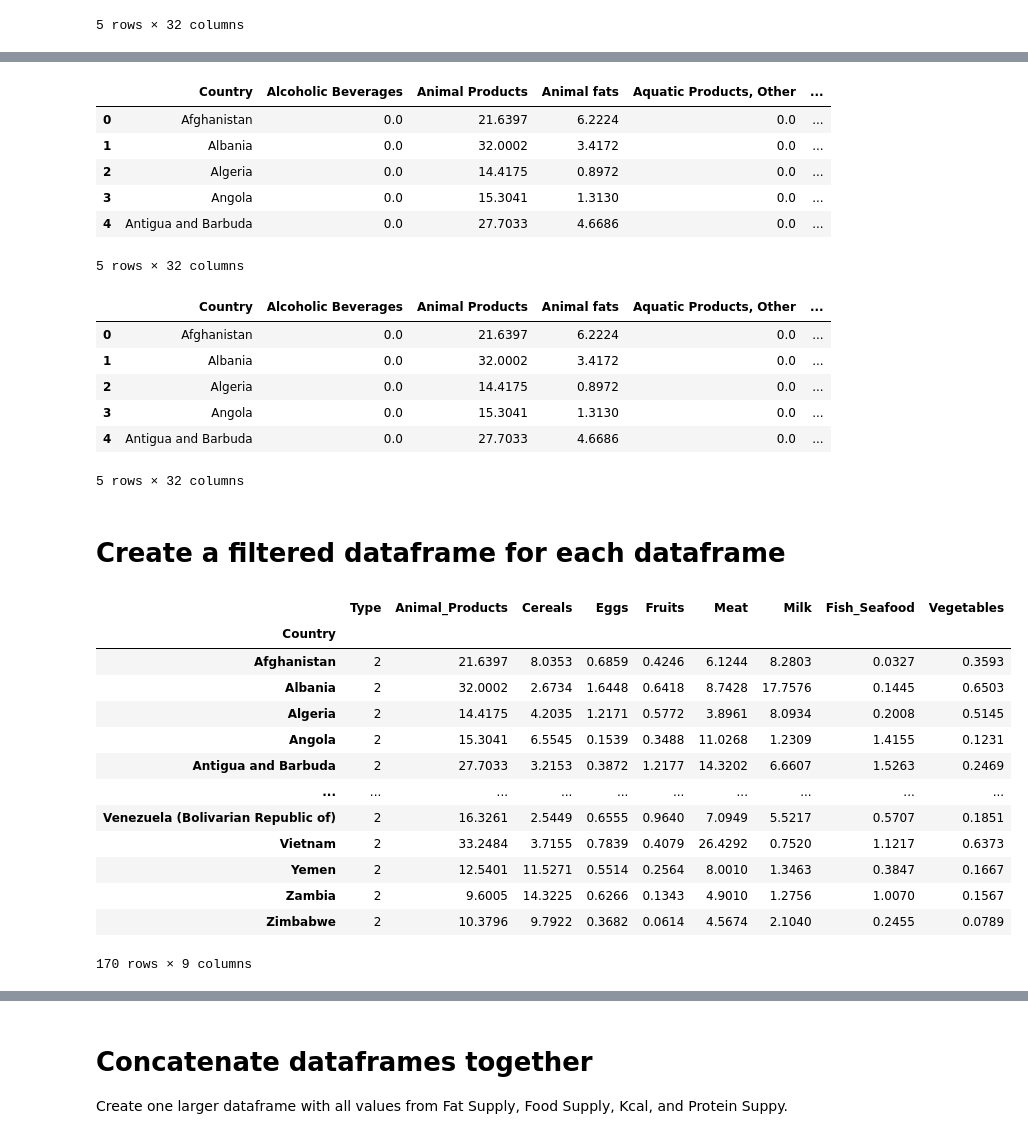
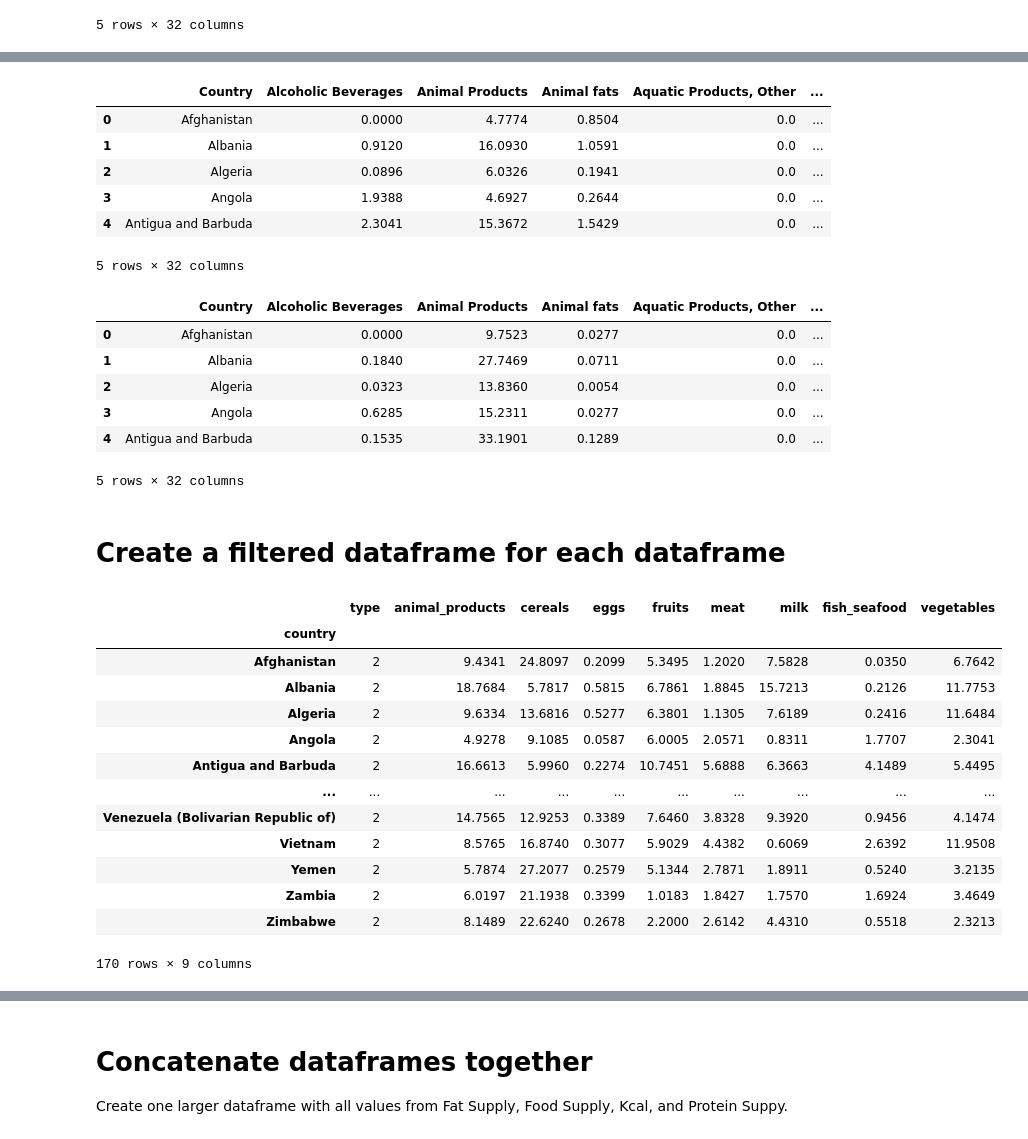
Before and after one commit to Danacw/ETL-Project, a Jupyter notebook: Covid_19_Diet.ipynb, the cells around one changed output, grey strips where cells are left out. Drawn from its saved outputs; the diff is of its cells as text; code cells hidden in the pictures.

```diff
--- a/Covid_19_Diet.ipynb
+++ b/Covid_19_Diet.ipynb
@@ -17,7 +17,7 @@ Fat_Supply_Quantity_df.head()
 | 4 | Antigua and Barbuda | 0.0 | 27.7033 | 4.6686 | 0.0 | ... |
 5 rows × 32 columns
 # %%
-Food_Supply_Quantity = "Resources/Food_Supply_Quantity_Data.csv"
-Food_Supply_Quantity_df = pd.read_csv(Fat_Supply_Quantity)
+Food_Supply_Quantity = "Resources/Food_Supply_Quantity_kg_Data.csv"
+Food_Supply_Quantity_df = pd.read_csv(Food_Supply_Quantity)
 Food_Supply_Quantity_df.head()
 # %% [output]
@@ -30,70 +30,70 @@ Food_Supply_Quantity_df.head()
 5 rows × 32 columns
 # %%
 Food_Supply_Kcal = "Resources/Food_Supply_kcal_Data.csv"
-Food_Supply_Kcal_df = pd.read_csv(Fat_Supply_Quantity)
+Food_Supply_Kcal_df = pd.read_csv(Food_Supply_Kcal)
 Food_Supply_Kcal_df.head()
 # %% [output]
 |  | Country | Alcoholic Beverages | Animal Products | Animal fats | Aquatic Products, Other | ... |
-| 0 | Afghanistan | 0.0 | 21.6397 | 6.2224 | 0.0 | ... |
-| 1 | Albania | 0.0 | 32.0002 | 3.4172 | 0.0 | ... |
-| 2 | Algeria | 0.0 | 14.4175 | 0.8972 | 0.0 | ... |
-| 3 | Angola | 0.0 | 15.3041 | 1.3130 | 0.0 | ... |
-| 4 | Antigua and Barbuda | 0.0 | 27.7033 | 4.6686 | 0.0 | ... |
+| 0 | Afghanistan | 0.0000 | 4.7774 | 0.8504 | 0.0 | ... |
+| 1 | Albania | 0.9120 | 16.0930 | 1.0591 | 0.0 | ... |
+| 2 | Algeria | 0.0896 | 6.0326 | 0.1941 | 0.0 | ... |
+| 3 | Angola | 1.9388 | 4.6927 | 0.2644 | 0.0 | ... |
+| 4 | Antigua and Barbuda | 2.3041 | 15.3672 | 1.5429 | 0.0 | ... |
 5 rows × 32 columns
 # %%
 Protein_Supply_Quantity = "Resources/Protein_Supply_Quantity_Data.csv"
-Protein_Supply_Quantity_df = pd.read_csv(Fat_Supply_Quantity)
+Protein_Supply_Quantity_df = pd.read_csv(Protein_Supply_Quantity)
 
 Protein_Supply_Quantity_df.head()
 # %% [output]
 |  | Country | Alcoholic Beverages | Animal Products | Animal fats | Aquatic Products, Other | ... |
-| 0 | Afghanistan | 0.0 | 21.6397 | 6.2224 | 0.0 | ... |
-| 1 | Albania | 0.0 | 32.0002 | 3.4172 | 0.0 | ... |
-| 2 | Algeria | 0.0 | 14.4175 | 0.8972 | 0.0 | ... |
-| 3 | Angola | 0.0 | 15.3041 | 1.3130 | 0.0 | ... |
-| 4 | Antigua and Barbuda | 0.0 | 27.7033 | 4.6686 | 0.0 | ... |
+| 0 | Afghanistan | 0.0000 | 9.7523 | 0.0277 | 0.0 | ... |
+| 1 | Albania | 0.1840 | 27.7469 | 0.0711 | 0.0 | ... |
+| 2 | Algeria | 0.0323 | 13.8360 | 0.0054 | 0.0 | ... |
+| 3 | Angola | 0.6285 | 15.2311 | 0.0277 | 0.0 | ... |
+| 4 | Antigua and Barbuda | 0.1535 | 33.1901 | 0.1289 | 0.0 | ... |
 5 rows × 32 columns
 # %% [markdown]
 # Create a filtered dataframe for each dataframe
 # %%
 #Create a filtered dataframe from specific columns
 Food_Supply_Quantity_cols = ['Country', 'Animal Products', 'Cereals - Excluding Beer',
                              'Eggs', 'Fruits - Excluding Wine', 'Meat', 'Milk - Excluding Butter', 'Fish, Seafood', 'Vegetables']
 Food_Supply_Quantity_transformed= Food_Supply_Quantity_df[Food_Supply_Quantity_cols].copy()
 
 #Rename column headers
-Food_Supply_Quantity_transformed = Food_Supply_Quantity_transformed.rename(columns={'Country': 'Country',
-                                                                                    'Animal Products':'Animal_Products',
-                                                                                    'Cereals - Excluding Beer':'Cereals',
-                                                                                    'Eggs':'Eggs',
-                                                                                    'Fruits - Excluding Wine': 'Fruits',
-                                                                                    'Meat':'Meat',
-                                                                                    'Milk - Excluding Butter':'Milk',
-                                                                                    'Fish, Seafood': 'Fish_Seafood',
-                                                                                    'Vegetables':'Vegetables'})
+Food_Supply_Quantity_transformed = Food_Supply_Quantity_transformed.rename(columns={'Country': 'country',
+                                                                                    'Animal Products':'animal_products',
+                                                                                    'Cereals - Excluding Beer':'cereals',
+                                                                                    'Eggs':'eggs',
+                                                                                    'Fruits - Excluding Wine': 'fruits',
+                                                                                    'Meat':'meat',
+                                                                                    'Milk - Excluding Butter':'milk',
+                                                                                    'Fish, Seafood': 'fish_seafood',
+                                                                                    'Vegetables':'vegetables'})
 
 
 #Clean the data by dropping duplicates and setting the index
-Food_Supply_Quantity_transformed.drop_duplicates("Country", inplace=True)
-Food_Supply_Quantity_transformed.set_index("Country", inplace=True)
+Food_Supply_Quantity_transformed.drop_duplicates("country", inplace=True)
+Food_Supply_Quantity_transformed.set_index("country", inplace=True)
 
-Food_Supply_Quantity_transformed.insert(0,'Type', 2)
+Food_Supply_Quantity_transformed.insert(0,'type', 2)
 
 Food_Supply_Quantity_transformed
 # %% [output]
-|  | Type | Animal_Products | Cereals | Eggs | Fruits | Meat | Milk | Fish_Seafood | Vegetables |
-| Country |  |  |  |  |  |  |  |  |  |
-| Afghanistan | 2 | 21.6397 | 8.0353 | 0.6859 | 0.4246 | 6.1244 | 8.2803 | 0.0327 | 0.3593 |
-| Albania | 2 | 32.0002 | 2.6734 | 1.6448 | 0.6418 | 8.7428 | 17.7576 | 0.1445 | 0.6503 |
-| Algeria | 2 | 14.4175 | 4.2035 | 1.2171 | 0.5772 | 3.8961 | 8.0934 | 0.2008 | 0.5145 |
-| Angola | 2 | 15.3041 | 6.5545 | 0.1539 | 0.3488 | 11.0268 | 1.2309 | 1.4155 | 0.1231 |
-| Antigua and Barbuda | 2 | 27.7033 | 3.2153 | 0.3872 | 1.2177 | 14.3202 | 6.6607 | 1.5263 | 0.2469 |
+|  | type | animal_products | cereals | eggs | fruits | meat | milk | fish_seafood | vegetables |
+| country |  |  |  |  |  |  |  |  |  |
+| Afghanistan | 2 | 9.4341 | 24.8097 | 0.2099 | 5.3495 | 1.2020 | 7.5828 | 0.0350 | 6.7642 |
+| Albania | 2 | 18.7684 | 5.7817 | 0.5815 | 6.7861 | 1.8845 | 15.7213 | 0.2126 | 11.7753 |
+| Algeria | 2 | 9.6334 | 13.6816 | 0.5277 | 6.3801 | 1.1305 | 7.6189 | 0.2416 | 11.6484 |
+| Angola | 2 | 4.9278 | 9.1085 | 0.0587 | 6.0005 | 2.0571 | 0.8311 | 1.7707 | 2.3041 |
+| Antigua and Barbuda | 2 | 16.6613 | 5.9960 | 0.2274 | 10.7451 | 5.6888 | 6.3663 | 4.1489 | 5.4495 |
 | ... | ... | ... | ... | ... | ... | ... | ... | ... | ... |
-| Venezuela (Bolivarian Republic of) | 2 | 16.3261 | 2.5449 | 0.6555 | 0.9640 | 7.0949 | 5.5217 | 0.5707 | 0.1851 |
-| Vietnam | 2 | 33.2484 | 3.7155 | 0.7839 | 0.4079 | 26.4292 | 0.7520 | 1.1217 | 0.6373 |
-| Yemen | 2 | 12.5401 | 11.5271 | 0.5514 | 0.2564 | 8.0010 | 1.3463 | 0.3847 | 0.1667 |
-| Zambia | 2 | 9.6005 | 14.3225 | 0.6266 | 0.1343 | 4.9010 | 1.2756 | 1.0070 | 0.1567 |
-| Zimbabwe | 2 | 10.3796 | 9.7922 | 0.3682 | 0.0614 | 4.5674 | 2.1040 | 0.2455 | 0.0789 |
+| Venezuela (Bolivarian Republic of) | 2 | 14.7565 | 12.9253 | 0.3389 | 7.6460 | 3.8328 | 9.3920 | 0.9456 | 4.1474 |
+| Vietnam | 2 | 8.5765 | 16.8740 | 0.3077 | 5.9029 | 4.4382 | 0.6069 | 2.6392 | 11.9508 |
+| Yemen | 2 | 5.7874 | 27.2077 | 0.2579 | 5.1344 | 2.7871 | 1.8911 | 0.5240 | 3.2135 |
+| Zambia | 2 | 6.0197 | 21.1938 | 0.3399 | 1.0183 | 1.8427 | 1.7570 | 1.6924 | 3.4649 |
+| Zimbabwe | 2 | 8.1489 | 22.6240 | 0.2678 | 2.2000 | 2.6142 | 4.4310 | 0.5518 | 2.3213 |
 170 rows × 9 columns
 # %%
 #Create a filtered dataframe from specific columns
```
Also changed, not shown: parts of 11 cells of this notebook, 3 other files.
